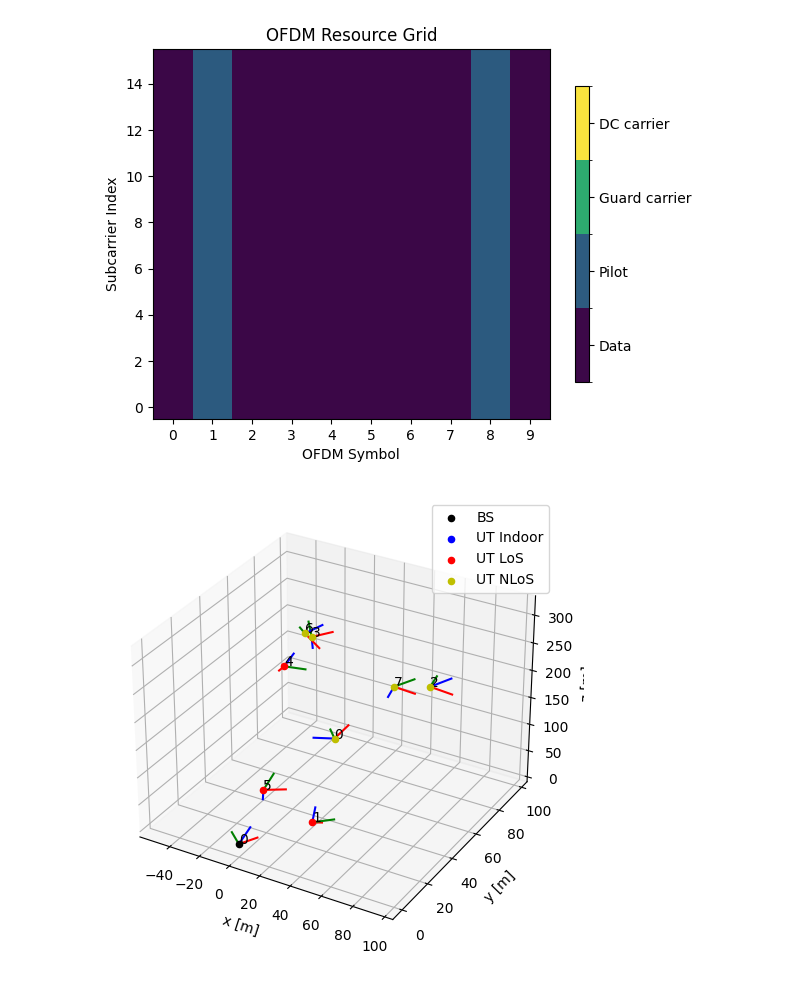
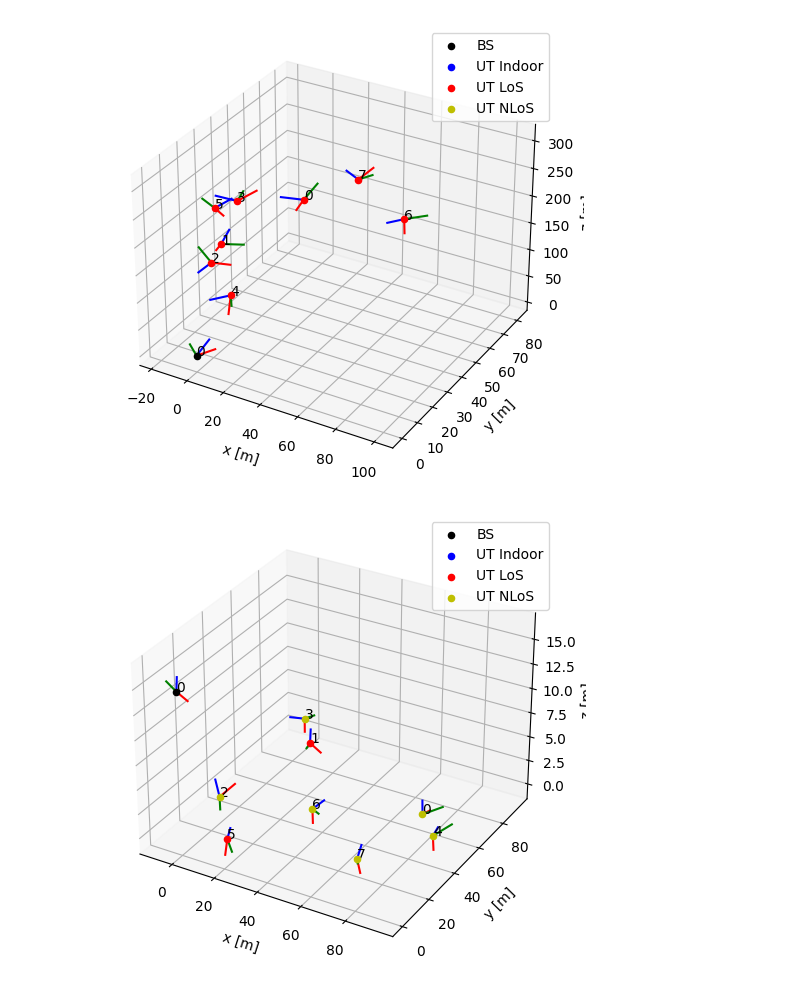
Before and after one commit to gab-mq/mimo-sionna, a Jupyter notebook: uav.ipynb, the cells around one changed output. Saved outputs shown, nothing was run; the diff lists cells and outputs as text; code cells hidden in the pictures.

```diff
--- a/uav.ipynb
+++ b/uav.ipynb
@@ -34,22 +13,3 @@ stream_management = sn.mimo.StreamManagement(
-# %%
-resource_grid = sn.ofdm.ResourceGrid(
-    num_ofdm_symbols=10,
-    fft_size=16,
-    subcarrier_spacing=30e3,
-    num_tx=NUM_UT,
-    num_streams_per_tx=NUM_STREAMS_PER_TX,
-    cyclic_prefix_length=6,
-    pilot_pattern="kronecker",
-    pilot_ofdm_symbol_indices=[1,8]
-)
-
-resource_grid_mapper = sn.ofdm.ResourceGridMapper(resource_grid=resource_grid)
-frequencies = sn.channel.subcarrier_frequencies(
-    num_subcarriers=resource_grid.fft_size,
-    subcarrier_spacing=resource_grid.subcarrier_spacing
-)
-
-resource_grid.show();
-# %% [output]
-[figure, removed]
+# %%
+BATCH_SIZE = 200
 # %%
@@ -165,13 +166,20 @@ class CellModel(tf.keras.Model):
         bits_hat = self.decoder(llr)
 
         return bits, bits_hat
-# %%
-ber_plots = sn.utils.PlotBER('UAV Simulation')
-umi_model = CellModel('umi')
-uma_model = CellModel('uma')
-
-umi_model.channel_model.show_topology();
-# %% [output]
-[figure, removed]
+# %%
+ber_plots = sn.utils.PlotBER('UAV Simulation')
+
+umi_uav = CellModel('umi', los=True)
+uma_uav = CellModel('uma', los=True)
+umi_ground = CellModel('umi', ground_users=True)
+uma_ground = CellModel('uma', ground_users=True)
+umi_ground_nlos = CellModel('umi', ground_users=True, los=False)
+uma_ground_nlos = CellModel('uma', ground_users=True, los=False)
+# %%
+umi_uav.channel_model.show_topology();
+umi_ground.channel_model.show_topology();
+# %% [output]
+[figure, added]
+[figure, added]
 # %%
 ber_plots.simulate(
```
Also changed, not shown: parts of 17 cells of this notebook, 3 other files.
